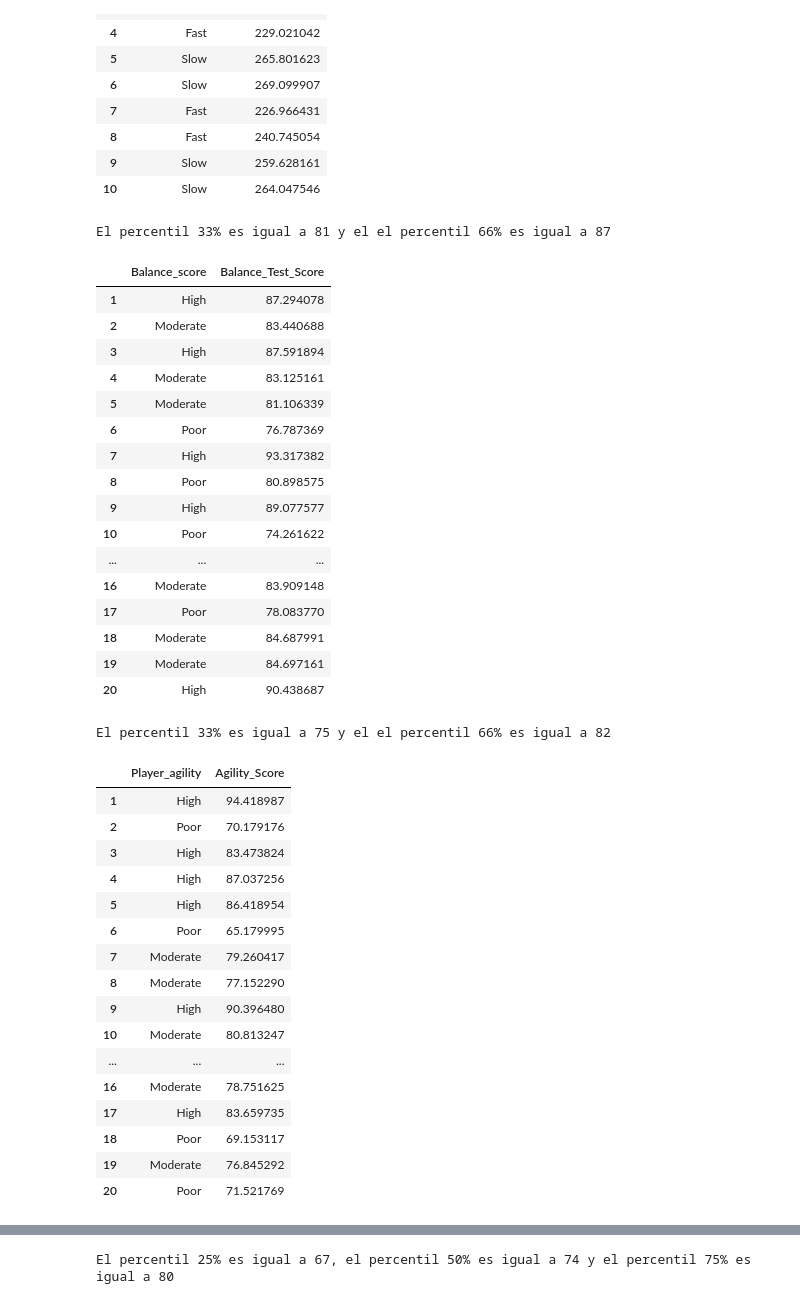
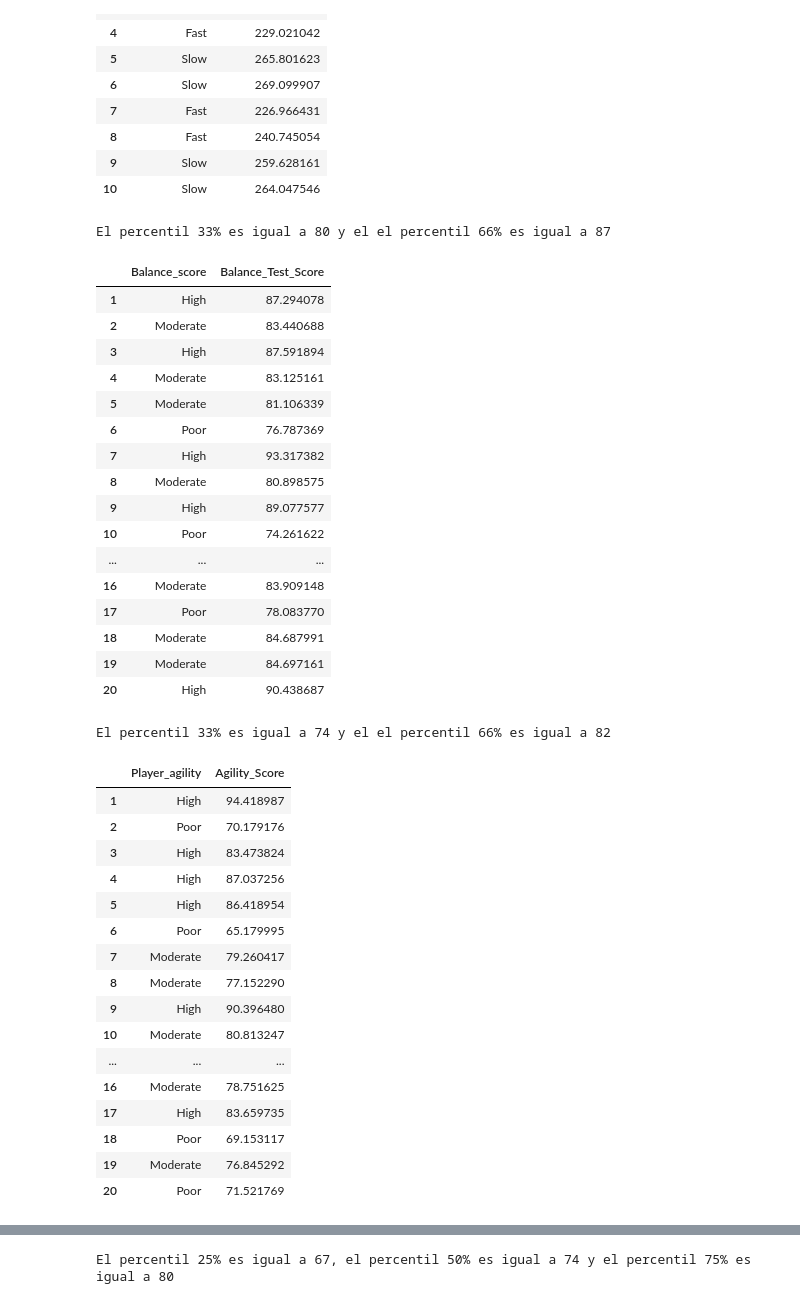
Before and after one commit to lauraargente/Proyecto_University-Football-Injury-Prediction-Dataset, a Jupyter notebook: analisis.ipynb, the cells around one changed output, grey strips where cells are left out. Cells and saved outputs as stored; diff of their text form; code cells hidden in the pictures.

```diff
--- a/analisis.ipynb
+++ b/analisis.ipynb
@@ -171,8 +171,8 @@ df_csv['Height_category']= ""
 df_csv.head(5)
 
 #Sacamos los percentiles 33% y 66% de "height_cm"
-height33 = int(round(df_csv['Height_cm'].quantile(0.33), 0))
-height66 = int(round(df_csv['Height_cm'].quantile(0.66), 0))
+height33 = int(df_csv['Height_cm'].quantile(0.33))
+height66 = int(df_csv['Height_cm'].quantile(0.66))
 print(f'El percentil 33% es igual a {height33} cm y el el percentil 66% es igual a {height66} cm')
 
 #Creamos las categorías para "height_cm" y añadimos los nuevos valores en la columna "Height_category"
@@ -216,8 +216,8 @@ df_csv['Weight_category']= ""
 df_csv.head(5)
 
 #Sacamos los percentiles 33% y 66% de "weight_kg"
-weight33 = int(round(df_csv['Weight_kg'].quantile(0.33), 0))
-weight66 = int(round(df_csv['Weight_kg'].quantile(0.66), 0))
+weight33 = int(df_csv['Weight_kg'].quantile(0.33))
+weight66 = int(df_csv['Weight_kg'].quantile(0.66))
 print(f'El percentil 33% es igual a {weight33} kg y el el percentil 66% es igual a {weight66} kg')
 
 #Creamos las categorías para "Weight_kg" y añadimos los nuevos valores en la columna "Weight_category"
@@ -280,8 +280,8 @@ df_csv['Knee_Strength']= ""
 df_csv.head(5)
 
 #Sacamos los percentiles 33% y 66% de "Knee_Strengh_Score"
-knee33 = int(round(df_csv['Knee_Strength_Score'].quantile(0.33), 0))
-knee66 = int(round(df_csv['Knee_Strength_Score'].quantile(0.66), 0))
+knee33 = int(df_csv['Knee_Strength_Score'].quantile(0.33))
+knee66 = int(df_csv['Knee_Strength_Score'].quantile(0.66))
 print(f'El percentil 33% es igual a {knee33} y el el percentil 66% es igual a {weight66}')
 
 #Creamos las categorías para "Knee_Strength_Score" y añadimos los nuevos valores en la columna "Knee_Strength"
@@ -318,8 +318,8 @@ df_csv['Hamstring_Flexibility_category']= ""
 df_csv.head(5)
 
 #Sacamos los percentiles 33% y 66% de "Hamstring_Flexibility"
-flex33 = int(round(df_csv['Hamstring_Flexibility'].quantile(0.33), 0))
-flex66 = int(round(df_csv['Hamstring_Flexibility'].quantile(0.66), 0))
+flex33 = int(df_csv['Hamstring_Flexibility'].quantile(0.33))
+flex66 = int(df_csv['Hamstring_Flexibility'].quantile(0.66))
 print(f'El percentil 33% es igual a {flex33} y el el percentil 66% es igual a {flex66}')
 
 #Creamos las categorías para "Hamstring_Flexibility" y añadimos los nuevos valores en la columna "Hamstring_Flexibility_category"
@@ -385,37 +385,37 @@ El percentil 50 de reaction time es 249 ms
 df_csv['Balance_score']= ""
 df_csv.head(5)
 
 #Sacamos los percentiles 33% y 66% de "Balance_Test_Score"
-balance33 = int(round(df_csv['Balance_Test_Score'].quantile(0.33), 0))
-balance66 = int(round(df_csv['Balance_Test_Score'].quantile(0.66), 0))
+balance33 = int(df_csv['Balance_Test_Score'].quantile(0.33))
+balance66 = int(df_csv['Balance_Test_Score'].quantile(0.66))
 print(f'El percentil 33% es igual a {balance33} y el el percentil 66% es igual a {balance66}')
 
 #Creamos las categorías para "Balance_Test_Score" y añadimos los nuevos valores en la columna "Balance_score"
 for i in range (len(df_csv)):
     #Si el valor de cada fila en la columna "Balance_Test_Score" es menor que 81 , el valor en cada fila en la columna "Balance_score" será 'Poor'
     if df_csv.loc[df_csv.index[i],'Balance_Test_Score'] < balance33:
         df_csv.loc[df_csv.index[i],'Balance_score'] = 'Poor'
 
 #Si el valor de cada fila en la columna "Balance_Test_Score" es entre 81 y 87, el valor en cada fila en la columna "Balance_score" será 'Moderate'
     elif df_csv.loc[df_csv.index[i],'Balance_Test_Score'] >= balance33 and df_csv.loc[df_csv.index[i],'Balance_Test_Score'] <= balance66 :
         df_csv.loc[df_csv.index[i],'Balance_score'] = 'Moderate'
 
 #Si el valor de cada fila en la columna "Balance_Test_Score" es mayor que 87, el valor en cada fila en la columna "Balance_score" será 'High'
     else:
         df_csv.loc[df_csv.index[i],'Balance_score']= 'High'
 
 df_csv[['Balance_score', 'Balance_Test_Score']].head(20)
 # %% [output]
-El percentil 33% es igual a 81 y el el percentil 66% es igual a 87
+El percentil 33% es igual a 80 y el el percentil 66% es igual a 87
 |  | Balance_score | Balance_Test_Score |
 | 1 | High | 87.294078 |
 | 2 | Moderate | 83.440688 |
 | 3 | High | 87.591894 |
 | 4 | Moderate | 83.125161 |
 | 5 | Moderate | 81.106339 |
 | 6 | Poor | 76.787369 |
 | 7 | High | 93.317382 |
-| 8 | Poor | 80.898575 |
+| 8 | Moderate | 80.898575 |
 | 9 | High | 89.077577 |
 | 10 | Poor | 74.261622 |
 | ... | ... | ... |
@@ -430,8 +430,8 @@ df_csv['Player_agility']= ""
 df_csv.head(5)
 
 #Sacamos los percentiles 33% y 66% de "Balance_Test_Score"
-agility33 = int(round(df_csv['Agility_Score'].quantile(0.33), 0))
-agility66 = int(round(df_csv['Agility_Score'].quantile(0.66), 0))
+agility33 = int(df_csv['Agility_Score'].quantile(0.33))
+agility66 = int(df_csv['Agility_Score'].quantile(0.66))
 print(f'El percentil 33% es igual a {agility33} y el el percentil 66% es igual a {agility66}')
 
 #Creamos las categorías para "Agility_Score" y añadimos los nuevos valores en la columna "Player_agility"
@@ -450,7 +450,7 @@ for i in range (len(df_csv)):
 
 df_csv[['Player_agility', 'Agility_Score']].head(20)
 # %% [output]
-El percentil 33% es igual a 75 y el el percentil 66% es igual a 82
+El percentil 33% es igual a 74 y el el percentil 66% es igual a 82
 |  | Player_agility | Agility_Score |
 | 1 | High | 94.418987 |
 | 2 | Poor | 70.179176 |
```
Also changed, not shown: parts of 6 cells of this notebook.
